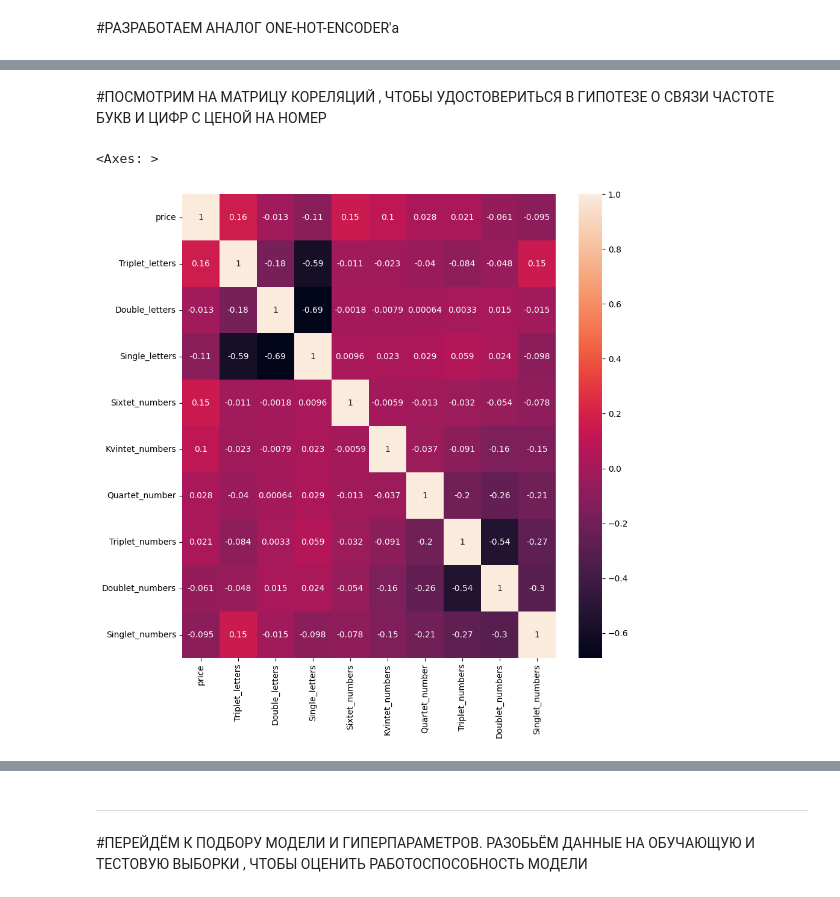
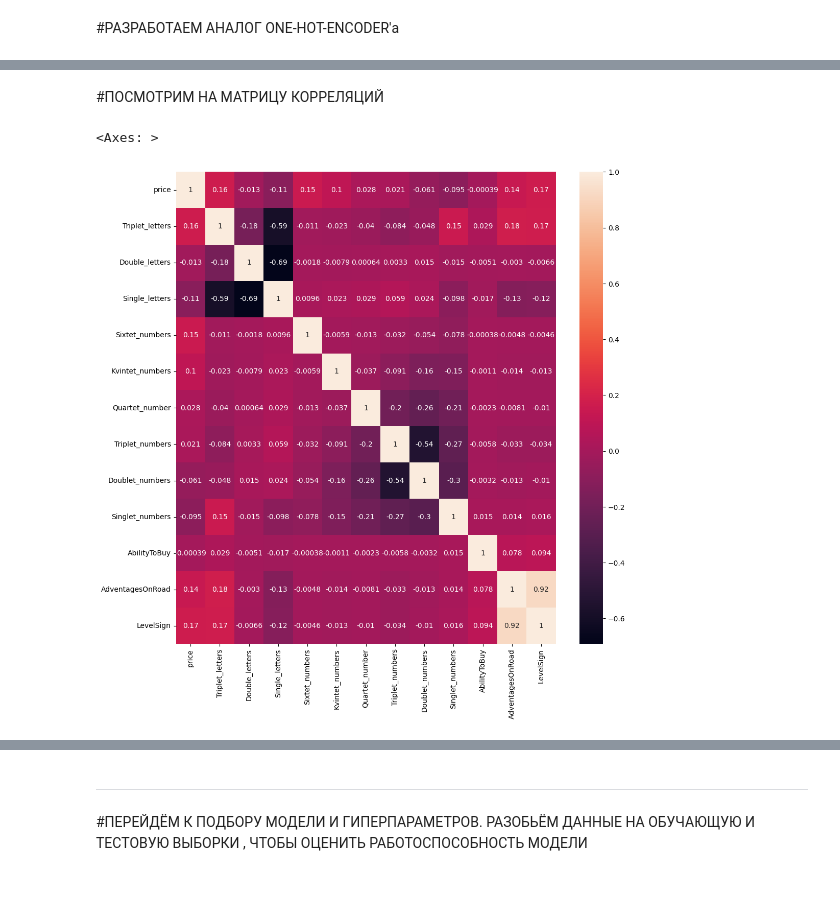
Before and after one commit to MalekWhat/ML.-KAGGLE, a Jupyter notebook: predict_car_plates_prices/model/Predict_car_plates.ipynb, the cells around one changed output, grey strips where cells are left out. Saved outputs shown, nothing was run; the diff lists cells and outputs as text; code cells hidden in the pictures.

```diff
--- a/predict_car_plates_prices/model/Predict_car_plates.ipynb
+++ b/predict_car_plates_prices/model/Predict_car_plates.ipynb
@@ -187,8 +432,24 @@ data["Quartet_number"] = 0
 data["Triplet_numbers"] = 0
 data["Doublet_numbers"] = 0
 data["Singlet_numbers"] = 0
+data["AbilityToBuy"] = 0
+data["AdventagesOnRoad"] = 0
+data["LevelSign"] = 0
 
 for index, plate_in in data[["id", "plate"]].iterrows():
+    plate = plate_in["plate"]
+    letter_part = plate[0] + plate[4:6]
+    number_part = plate[1:4]
+    reg_part = plate[6:]
+
+    for key in GOVERNMENT_CODES.keys():
+      gov_let, gov_num, gov_reg = key
+
+      if (letter_part == gov_let) and (gov_num[0] <= int(number_part) <= gov_num[1]) and reg_part == gov_reg:
+          data.loc[index, "AbilityToBuy"] = GOVERNMENT_CODES[key][1]
+          data.loc[index, "AdventagesOnRoad"] = GOVERNMENT_CODES[key][2]
+          data.loc[index, "LevelSign"] = GOVERNMENT_CODES[key][3]
+
     letter_count = {}
     number_count = {}
 
@@ -244,10 +510,10 @@ data.head(4)
-# %% [markdown]
-#ПОСМОТРИМ НА МАТРИЦУ КОРЕЛЯЦИЙ , ЧТОБЫ УДОСТОВЕРИТЬСЯ В ГИПОТЕЗЕ О СВЯЗИ ЧАСТОТЕ БУКВ И ЦИФР С ЦЕНОЙ НА НОМЕР
+# %% [markdown]
+#ПОСМОТРИМ НА МАТРИЦУ КОРРЕЛЯЦИЙ
 # %%
 data = data.drop(["id", "plate", "date", "region", "name_region"], axis=1)
 # %%
-plt.figure(figsize=(10, 10))
+plt.figure(figsize=(12, 12))
 sns.heatmap(data=data.corr(), annot=True)
 # %% [output]
 <Axes: >
-[figure, old version]
+[figure, new version]
```
Also changed, not shown: parts of 17 cells of this notebook, 2 other files.
